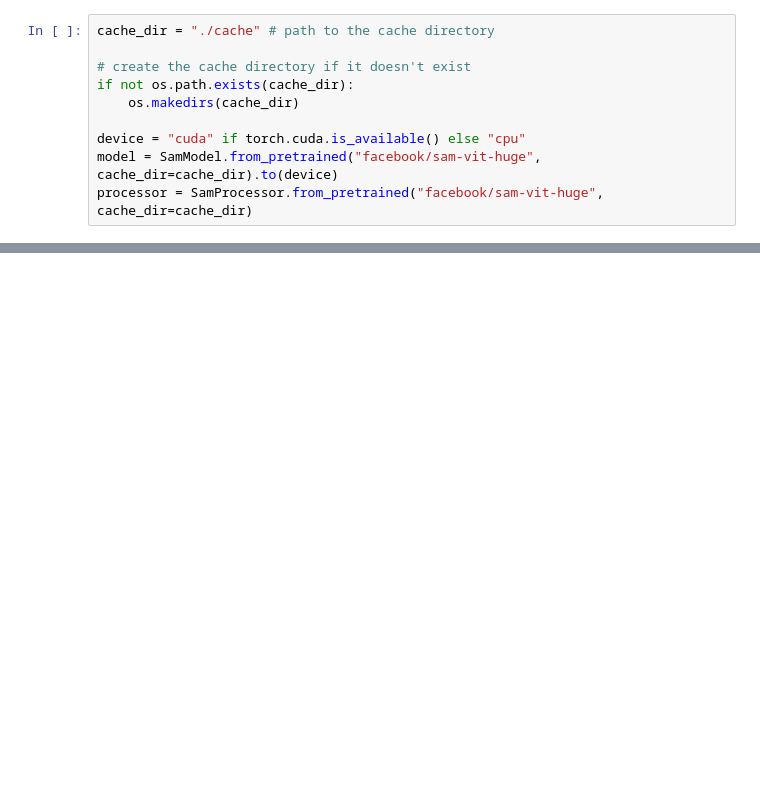
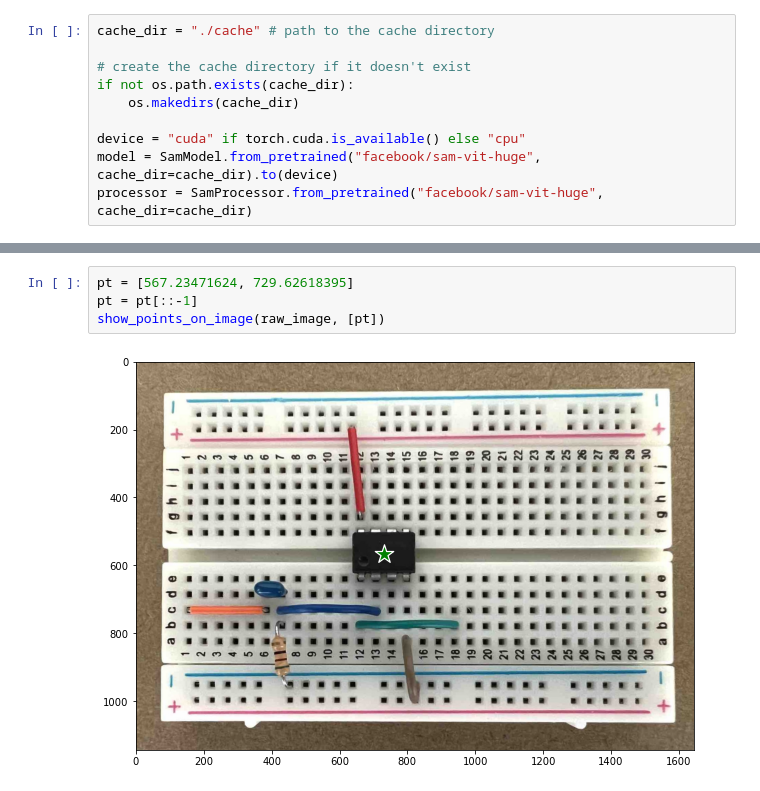
Before and after one commit to ingazhur/hardware-internal-tools, a Jupyter notebook: huggingface_test.ipynb, the cells around one changed output, grey strips where cells are left out. Saved outputs shown, nothing was run; the diff lists cells and outputs as text; blank space fills up the shorter version.

```diff
--- a/huggingface_test.ipynb
+++ b/huggingface_test.ipynb
@@ -80,0 +110,6 @@ Coordinates of the mask with the highest score: tensor([[  0,  58,  70],
+# %%
+pt = [567.23471624, 729.62618395]
+pt = pt[::-1]
+show_points_on_image(raw_image, [pt])
+# %% [output]
+[figure, added]
```
Also changed, not shown: parts of 17 cells of this notebook, 3 other files.
